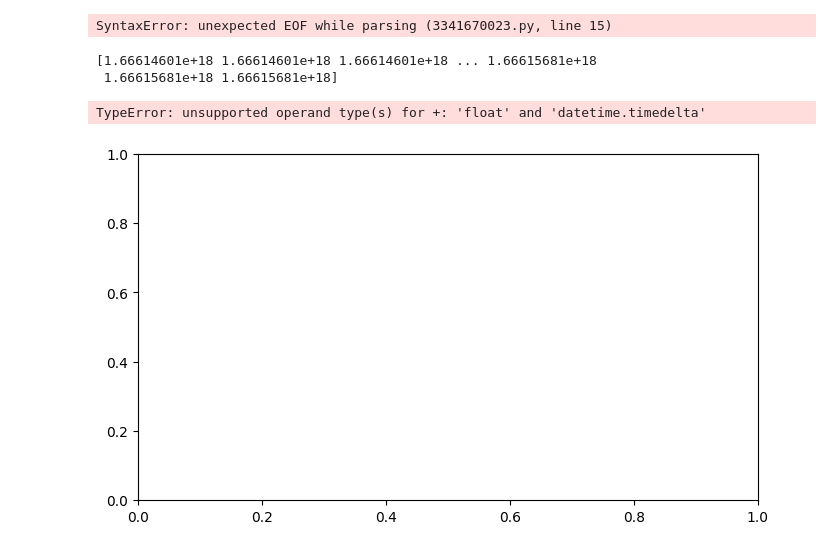
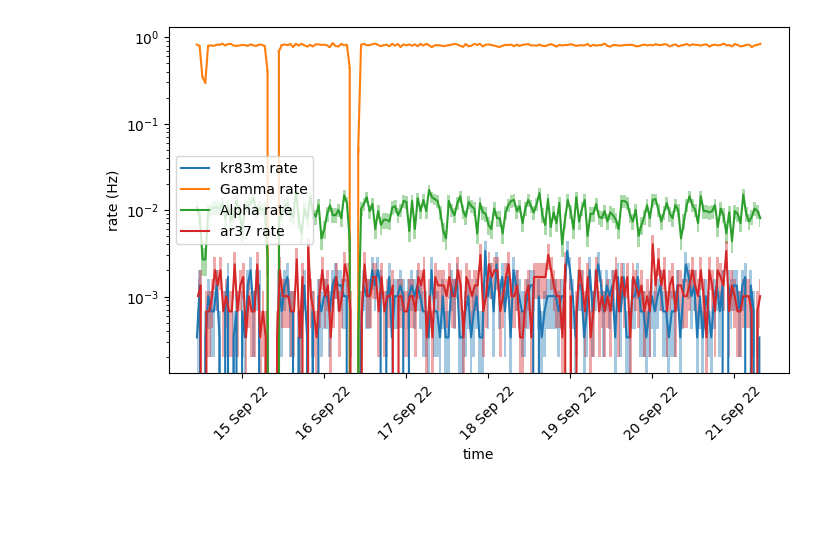
Before and after one commit to valerioda/xenon-note, a Jupyter notebook: fast_response_analysis/20221021_data_rate_mornitoring.ipynb, the cells around one changed output. Cells and saved outputs as stored; diff of their text form; code cells hidden in the pictures; blank space fills up the shorter version.

```diff
--- a/fast_response_analysis/20221021_data_rate_mornitoring.ipynb
+++ b/fast_response_analysis/20221021_data_rate_mornitoring.ipynb
@@ -45,63 +47,15 @@ sr1_runs = dsets.name.values[:]
 # %%
 run_id = sr1_runs[0]
 events = st.get_array(run_id,'event_info')
-# %%
-@strax.takes_config(
-    strax.Option(name='s1area_s2area_tags',
-                 default=immutabledict(
-                     kr83m=dict(s1=(100, 700), s2=(1e3, 2e4), rel_pos=(-0.2, -0.5)),
-                     Gamma=dict(s1=(1e3, 3e4), s2=(1e4, 1e6), rel_pos=(-0.4, 2.2)),
-                     Alpha=dict(s1=(3.2e4, 9e4), s2=(0.8e4, 5e4), rel_pos=(-.2, -.5)),
-                     ar37=dict(s1=(1., 40.), s2=(200., 1e4), rel_pos=(0.2, -0.5)),
-                 ),
-                 type=immutabledict,
-                 help='Tags for S1 area S2 area'),
-    strax.Option(name='event_evolution_nbins',
-                 default=200,
-                 type=int,
-                 help='Resolution of evolution of the events')
-)
-# %% [output]
-SyntaxError: unexpected EOF while parsing (3341670023.py, line 15)
-# %%
-import pytz
-def timestamp_to_datetime(times):
-    """Convert ns timestamps to datetime objects"""
-    return np.array([datetime.datetime.fromtimestamp(t / 1e9, tz=pytz.utc)
-                     for t in times])
-def data_to_plot( data , sel1 = (100, 700), sel2 = (1e3, 2e4), bins = 200):
-    fig, ax = plt.subplots(figsize=(8,4.5))
-    mask = np.ones(len(data), dtype=np.bool_)
-    mask &= data['s1_area'] > sel1[0]
-    mask &= data['s1_area'] < sel1[1]
-    mask &= data['s2_area'] > sel2[0]
-    mask &= data['s2_area'] < sel2[1]
-    times = (data[mask]['time'] + data[mask]['endtime']) / 2
-    print(times)
-    if len(times) >= 2:
-        y, bin_edges = np.histogram(times, bins=bins)
-        x = timestamp_to_datetime((bin_edges[1:] + bin_edges[:-1]) / 2)
-        dates = matplotlib.dates.date2num(times + datetime.timedelta(hours=7))
-
-        dt = (bin_edges[1] - bin_edges[0]) / 1e9
-        yerr = np.sqrt(y) / dt
-        y = y / dt
-        ax.plot(x, y, label='gamma rate')
-        ax.fill_between(x, y - yerr, y + yerr, alpha=0.4, step='mid')
-        ax.set_xlabel('time')
-        ax.set_ylabel('rate (Hz)')
-        #ax.xaxis.set_major_formatter("%d/%m %H:%M")
-        ax.xaxis.set_tick_params(rotation=45)
-        myFmt = matplotlib.dates.DateFormatter('%d%bH%H')
-        ax.xaxis.set_major_formatter(myFmt)
-        ax.legend()
-    else:
-        y, x = [1] * len(times), utils.timestamp_to_datetime(times)
-        ax.scatter(x, y, label=name)
+# %%
+events = pd.read_pickle(f'{ddir}/SR1_bkg_047582_046335_EventInfo.pkl')
+# %%
+config = {'kr83m': {'s1': (100,700),    's2': (1e3, 2e4)} ,
+          'Gamma': {'s1': (1e3, 3e4),   's2': (1e4, 1e6)},
+          'Alpha': {'s1': (3.2e4, 9e4), 's2': (0.8e4, 5e4)},
+          'ar37':  {'s1': (1., 40.),    's2': (200, 1e4)} ,
+         }
 # %%
-data_to_plot( events, Gamma_s1,Gamma_s2 )
+data_to_plot( events[:500000], config )
 # %% [output]
-[1.66614601e+18 1.66614601e+18 1.66614601e+18 ... 1.66615681e+18
- 1.66615681e+18 1.66615681e+18]
-TypeError: unsupported operand type(s) for +: 'float' and 'datetime.timedelta'
-[figure, old version]
+[figure, new version]
```
Also changed, not shown: parts of 2 cells of this notebook.
